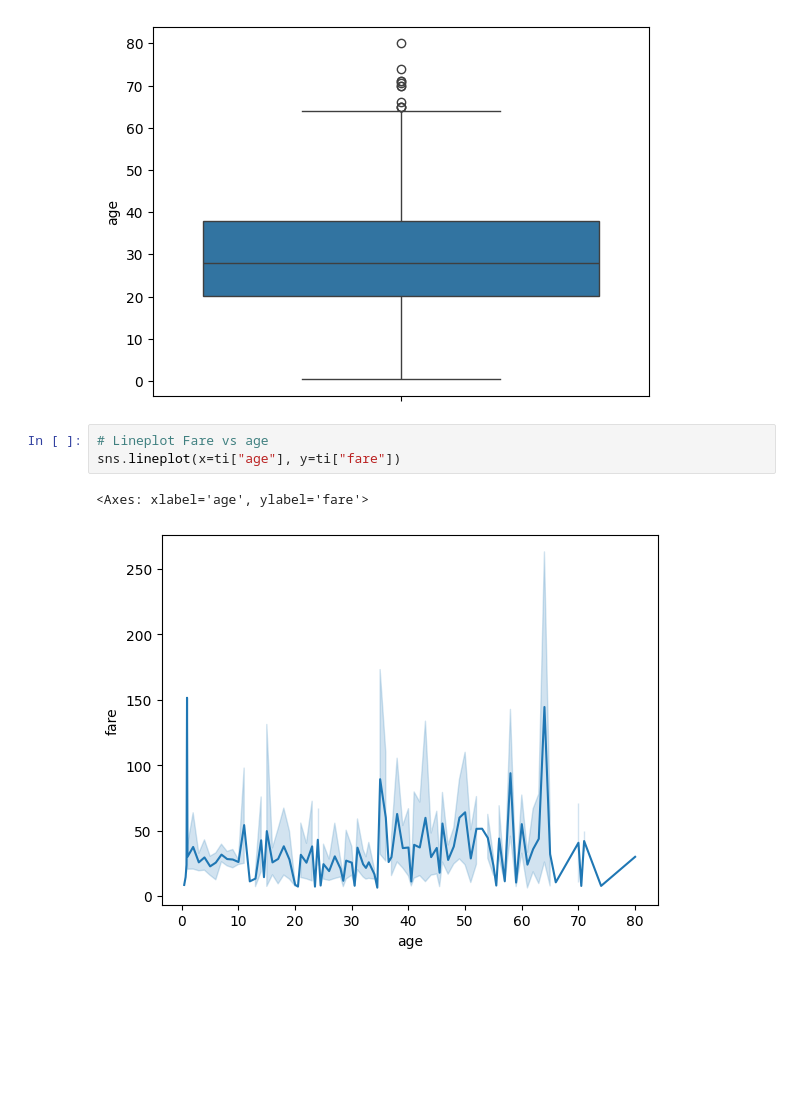
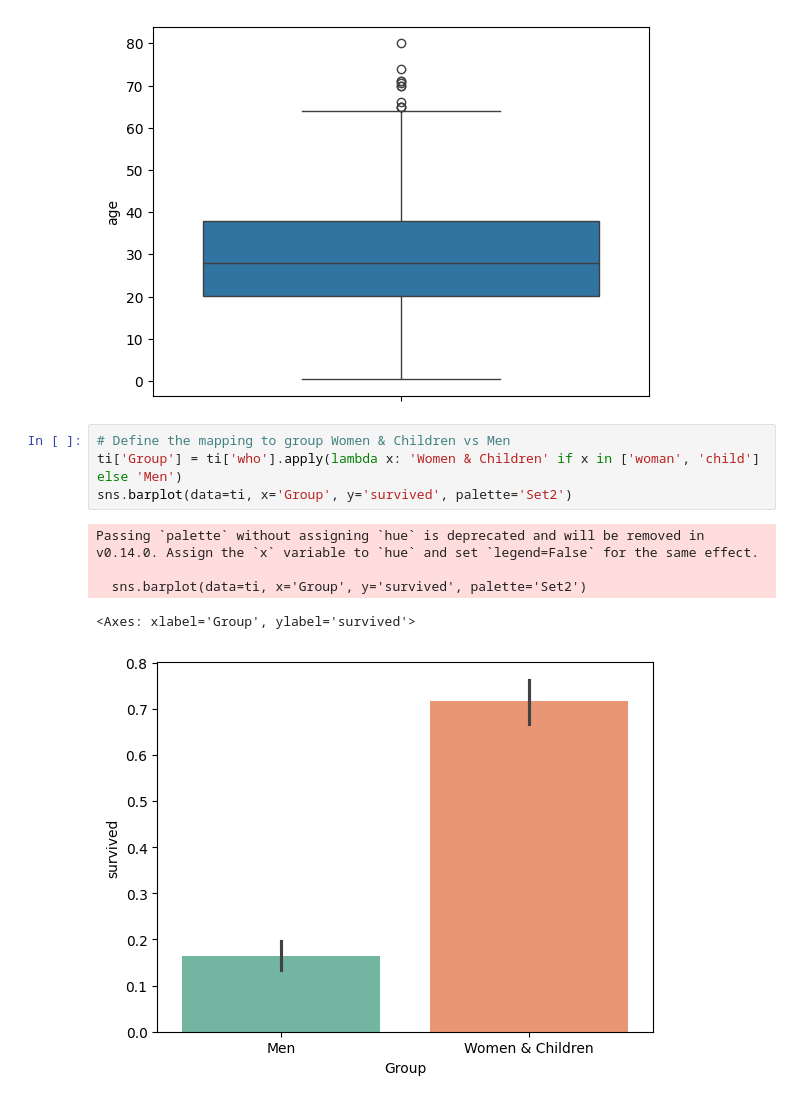
Before and after one commit to ReenuPEldhose/OpenAITraining, a Jupyter notebook: Sep24_002_EDA_Visuals.ipynb, the cells around one changed output. Saved outputs shown, nothing was run; the diff lists cells and outputs as text; blank space fills up the shorter version.

```diff
--- a/Sep24_002_EDA_Visuals.ipynb
+++ b/Sep24_002_EDA_Visuals.ipynb
@@ -341,9 +341,13 @@ sns.boxplot(ti['age'])
 # %% [output]
 <Axes: ylabel='age'>
 [figure]
-# %%
-# Lineplot Fare vs age
-sns.lineplot(x=ti["age"], y=ti["fare"])
-# %% [output]
-<Axes: xlabel='age', ylabel='fare'>
-[figure, removed]
+# %%
+# Define the mapping to group Women & Children vs Men
+ti['Group'] = ti['who'].apply(lambda x: 'Women & Children' if x in ['woman', 'child'] else 'Men')
+sns.barplot(data=ti, x='Group', y='survived', palette='Set2')
+# %% [output]
+Passing `palette` without assigning `hue` is deprecated and will be removed in v0.14.0. Assign the `x` variable to `hue` and set `legend=False` for the same effect.
+
+  sns.barplot(data=ti, x='Group', y='survived', palette='Set2')
+<Axes: xlabel='Group', ylabel='survived'>
+[figure, added]
```
Also changed, not shown: parts of 2 cells of this notebook.
